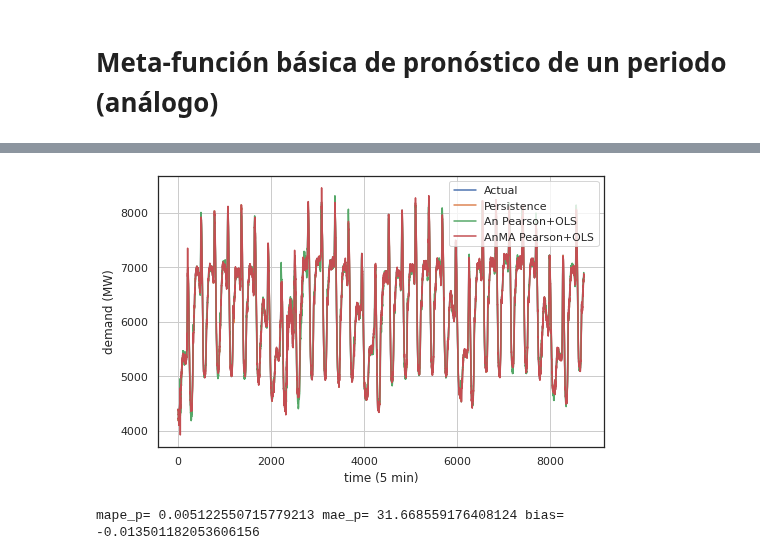
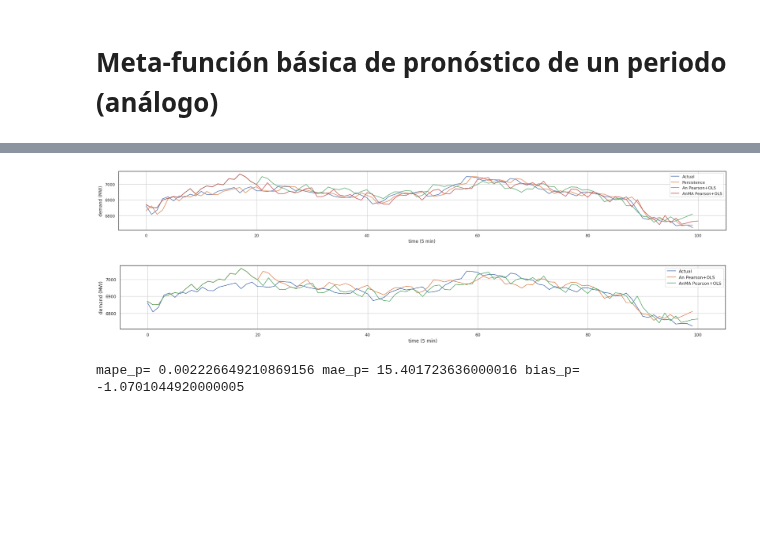
Before and after one commit to urieliram/statistical, a Jupyter notebook: Analog2.ipynb, the cells around one changed output, grey strips where cells are left out. Drawn from its saved outputs; the diff is of its cells as text; code cells hidden in the pictures; blank space fills up the shorter version.

```diff
--- a/Analog2.ipynb
+++ b/Analog2.ipynb
@@ -990,7 +1009,7 @@ if False:
         fig.savefig("temp.pdf")
         plt.show()
 # %%
-fig, ax = plt.subplots(figsize=(8,5))
+fig, ax = plt.subplots(figsize=(30,3))
 ax.plot(test_,      label='Actual')
 ax.plot(forecast_ , label='Persistence')
 ax.plot(forecast3_, label='An Pearson+OLS')
@@ -1001,28 +1020,30 @@ plt.legend()
 fig.savefig("test2.pdf")
 plt.show()
 # %% [output]
-[figure, old version]
+[figure, new version]
 # %%
-fig, ax = plt.subplots(figsize=(100,10))
+fig, ax = plt.subplots(figsize=(28,3))
 ax.plot(test_,      label='Actual')
 #ax.plot(forecast_ , label='Persistence')
 ax.plot(forecast3_, label='An Pearson+OLS')
 ax.plot(forecast4_, label='AnMA Pearson+OLS')
 ax.set(xlabel='time (5 min)', ylabel='demand (MW)')
 ax.grid()
 plt.legend()
 #plt.axis([100,  200, 6000, 8000])
 fig.savefig("bias.pdf")
 
 plt.show()
+# %% [output]
+[figure, added]
 # %%
-a=1000;b=8723
+a=0; b=100
 mae_p  = mean_absolute_error(test_[a:b],forecast_[a:b])
 mape_p = mean_absolute_percentage_error(test_[a:b],forecast_[a:b])
 bias_p = bias.bias(test_[a:b],forecast_[a:b])
-print('mape_p=',mape_p,'mae_p=',mae_p,'bias=',bias_p)
+print('mape_p=',mape_p,'mae_p=',mae_p,'bias_p=',bias_p)
 # %% [output]
-mape_p= 0.005122550715779213 mae_p= 31.668559176408124 bias= -0.013501182053606156
+mape_p= 0.002226649210869156 mae_p= 15.401723636000016 bias_p= -1.0701044920000005
 # %%
 mae_a  = mean_absolute_error(test_[a:b],forecast3_[a:b])
 mape_a = mean_absolute_percentage_error(test_[a:b],forecast3_[a:b])
```
Also changed, not shown: parts of 17 cells of this notebook.
